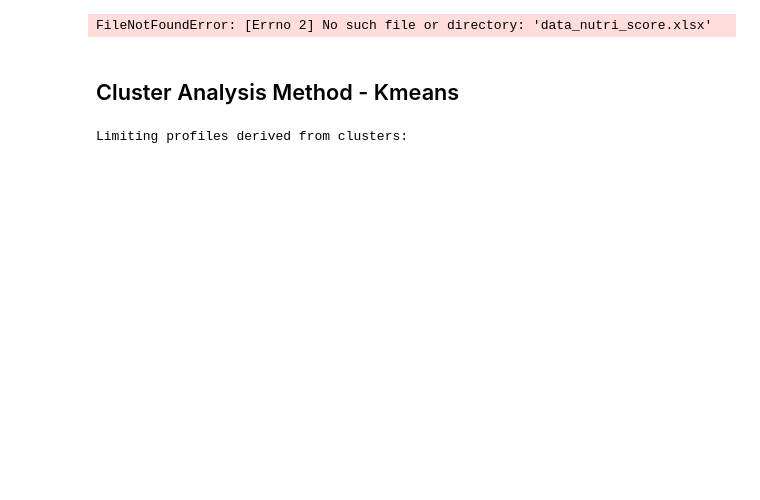
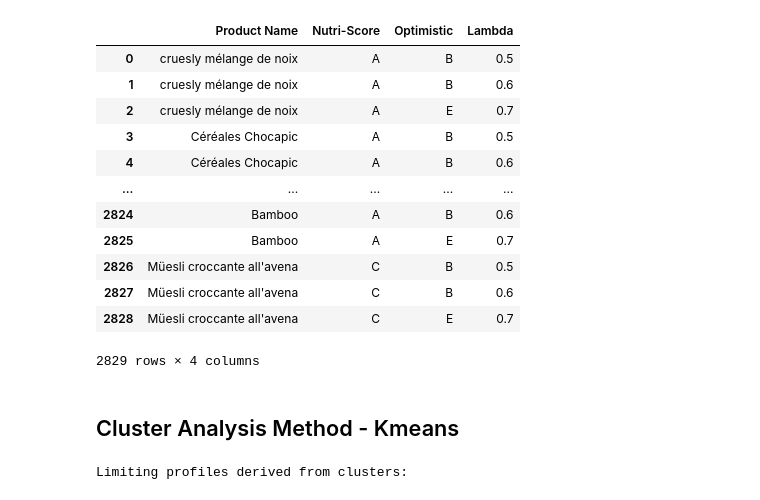
Before and after one commit to isakovaad/BDMA-projects, a Jupyter notebook: CS/DM/optmistic-kmeans.ipynb, the cells around one changed output. Drawn from its saved outputs; the diff is of its cells as text; code cells hidden in the pictures; blank space fills up the shorter version.

Commit message:
measures of optimistic and pessimistic models

```diff
--- a/CS/DM/optmistic-kmeans.ipynb
+++ b/CS/DM/optmistic-kmeans.ipynb
@@ -2,7 +2,7 @@
 import pandas as pd
 import numpy as np
 # %%
-file_path = 'data_nutri_score.xlsx'
+file_path = 'data_nutrition_score.xlsx'
 data = pd.read_excel(file_path)
 
 thresholds = [0.5, 0.6, 0.7]
@@ -44,34 +44,46 @@ def transform_criteria(row):
             transformed_row[criterion] = 10 - (value / max(row.get(criterion, 1), 1))
         elif criterion in ["Proteins (g)", "Fiber (g)", "Fruits/Vegetables (%)"]:
             transformed_row[criterion] = value / max(row.get(criterion, 1), 1) * 10
     return transformed_row
 
 
 def optimistic_majority_sorting(item, profiles, weights, lambda_threshold):
     """
     Assign an optimistic category based on the concordance score and threshold.
     """
     for category, profile in profiles.items():
         concordance = compute_concordance(item, profile, weights)
         if concordance >= lambda_threshold:
             return category
     return "E"
 
 results = []
 for _, row in data.iterrows():
     product_info = row.to_dict()
     for lambda_value in thresholds:
         category = optimistic_majority_sorting(product_info, profiles, weights, lambda_value)
         results.append({
             "Product Name": product_info["Product Name"], "Nutri-Score": product_info.get("Nutri-Score", "").upper(),
             "Optimistic": category,
             "Lambda": lambda_value,
         })
 
 results_df = pd.DataFrame(results)
 results_df
 # %% [output]
+|  | Product Name | Nutri-Score | Optimistic | Lambda |
+| 0 | cruesly mélange de noix | A | B | 0.5 |
+| 1 | cruesly mélange de noix | A | B | 0.6 |
+| 2 | cruesly mélange de noix | A | E | 0.7 |
+| 3 | Céréales Chocapic | A | B | 0.5 |
+| 4 | Céréales Chocapic | A | B | 0.6 |
+| ... | ... | ... | ... | ... |
+| 2824 | Bamboo | A | B | 0.6 |
+| 2825 | Bamboo | A | E | 0.7 |
+| 2826 | Müesli croccante all'avena | C | B | 0.5 |
+| 2827 | Müesli croccante all'avena | C | B | 0.6 |
+| 2828 | Müesli croccante all'avena | C | E | 0.7 |
-FileNotFoundError: [Errno 2] No such file or directory: 'data_nutri_score.xlsx'
+2829 rows × 4 columns
 # %% [markdown]
 ## Cluster Analysis Method - Kmeans
 # %%
```
Also changed, not shown: parts of 3 cells of this notebook, 3 other files.
